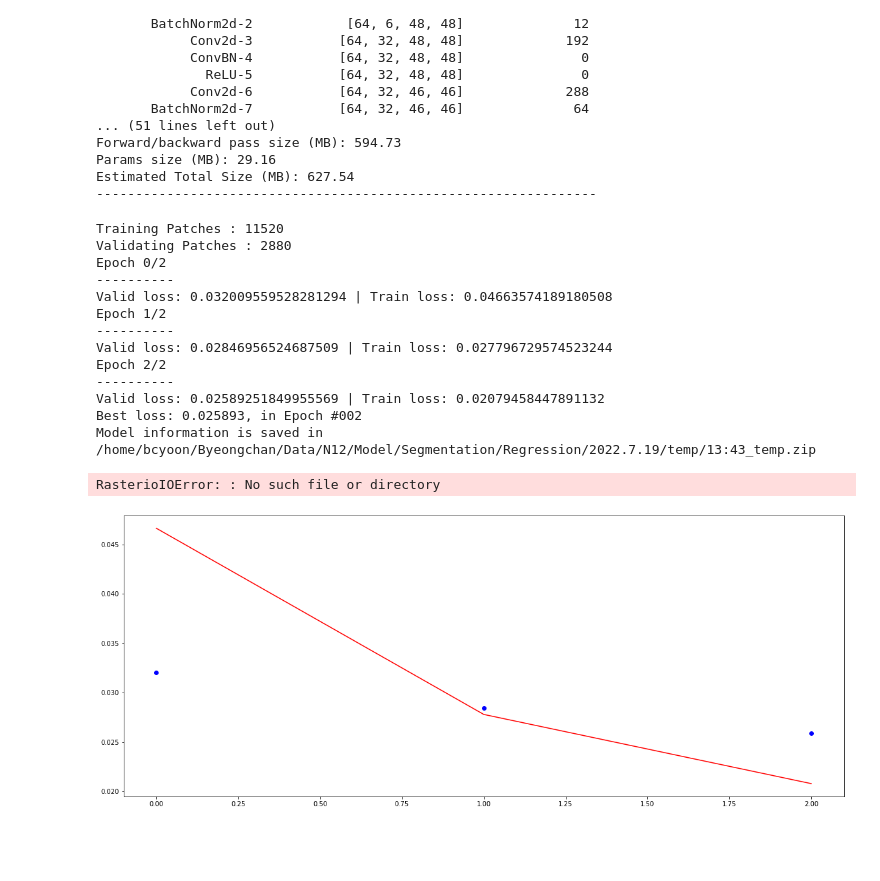
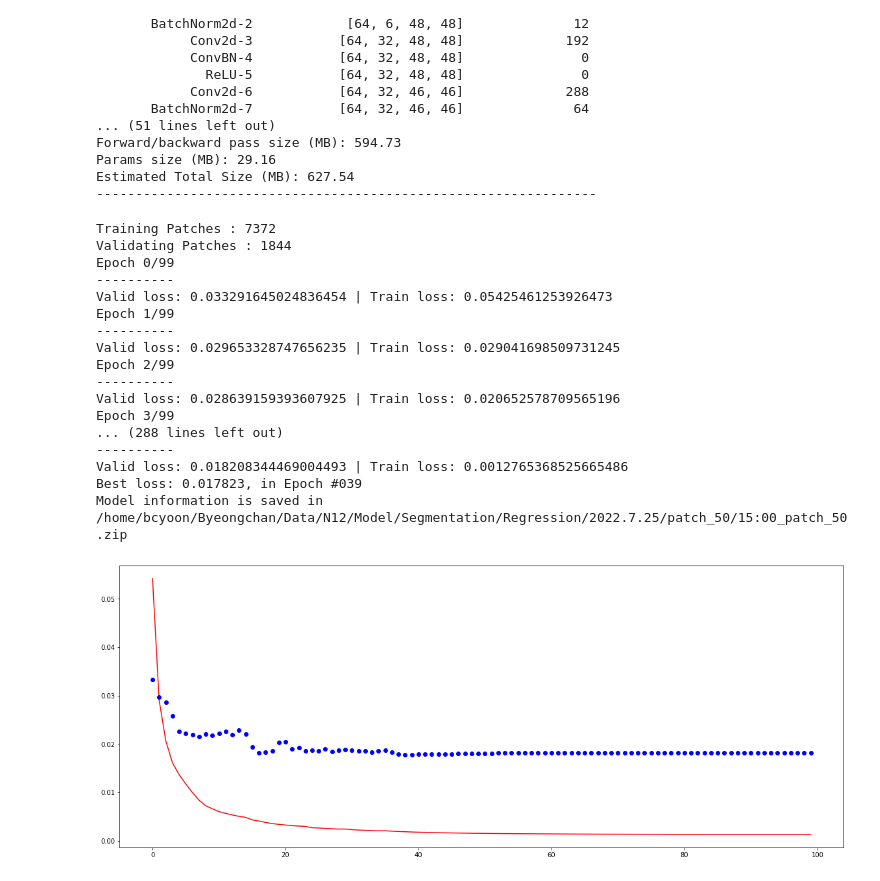
Before and after one commit to Yumbang/Codes, a Jupyter notebook: segmentation.ipynb, the cells around one changed output. Cells and saved outputs as stored; diff of their text form; code cells hidden in the pictures; blank space fills up the shorter version.

```diff
--- a/segmentation.ipynb
+++ b/segmentation.ipynb
@@ -42,7 +42,7 @@ def save_result(model: Type[nn.Module], dataloader : Type[DataLoader], path:str,
     os.makedirs(os.path.join(path,f'{now.year}.{now.month}.{now.day}/', f'{description}/','tmp/'), exist_ok=True)
     zipped_results = zipfile.ZipFile(os.path.join(path,f'{now.year}.{now.month}.{now.day}/',f'{description}/','RESULT_{0:0=2d}:{1:0=2d}'.format(now.hour, now.minute)+f'_{description}.zip'), 'w')
     prediction = np.zeros((60,60,7))
-    for i, (data, index) in enumerate(dataloader):
+    for i, (data, index_OHE, index) in enumerate(dataloader):
         prediction[i, :, :] = best_model(data).detach().numpy()
     prediction_expanded = np.zeros((7,2400,2400))
     for i in range(60):
@@ -99,7 +99,7 @@ def train_model(model, dataloaders, criterion, optimizer, scheduler, device, num
         valid_running_loss = 0.0
 
         for state in ['Train', 'Validation']:
-            for i, (inputs, labels) in enumerate(dataloaders[state]):
+            for i, (inputs, labels_OHE, labels) in enumerate(dataloaders[state]):
 
                 inputs = inputs.to(device)
                 labels = labels.to(device)
@@ -160,9 +160,9 @@ def train_model(model, dataloaders, criterion, optimizer, scheduler, device, num
     shutil.copy(src=os.path.join(path,f'{now.year}.{now.month}.{now.day}/',f'{description}/', 'tmp/', '{0:0=2d}.pth'.format(epoch)), dst=os.path.join(path,f'{now.year}.{now.month}.{now.day}/', 'Best_Model_Parameters_of_{0:0=2d}:{1:0=2d}'.format(now.hour, now.minute)+f'_{description}'+'.pth'))
     print('Model information is saved in '+os.path.join(path,f'{now.year}.{now.month}.{now.day}/',f'{description}/', '{0:0=2d}:{1:0=2d}'.format(now.hour, now.minute)+f'_{description}'+'.zip'))
 
-    model.load_state_dict(torch.load(os.path.join(path,f'{now.year}.{now.month}.{now.day}/',f'{description}/','tmp/', '{0:0=2d}.pth'.format(best_model_epoch))))
+    '''model.load_state_dict(torch.load(os.path.join(path,f'{now.year}.{now.month}.{now.day}/',f'{description}/','tmp/', '{0:0=2d}.pth'.format(best_model_epoch))))
     result_path = save_result(model = model.to('cpu'), dataloader=dataloaders['Prediction'], path=path, description=description, reference_data=reference_data, patch_size=patch_size, now=now)
-    print('Model result is saved in '+ result_path)
+    print('Model result is saved in '+ result_path)'''
 
     shutil.rmtree(os.path.join(path,f'{now.year}.{now.month}.{now.day}/',f'{description}/','tmp/'))
     best_model_path = os.path.join(path,f'{now.year}.{now.month}.{now.day}/', 'Best_Model_Parameters_of_{0:0=2d}:{1:0=2d}'.format(now.hour, now.minute)+f'_{description}'+'.pth')
@@ -536,22 +536,25 @@ Estimated Total Size (MB): 627.54
 # %%
 model2 = UrbanGreenRegression()
 criterion2 = torch.nn.MSELoss(reduction='mean')
 optimizer2 = torch.optim.SGD(model2.parameters(), lr=0.01, momentum=0.9)
 scheduler2 = torch.optim.lr_scheduler.ReduceLROnPlateau(optimizer2, 'min', patience=5, factor=0.75)
-best_model_path = train_model(model2, Dataloaders_NON_OHE, criterion2, optimizer2, scheduler2, device, num_epochs=3, batch_size=batch_size, path='/home/bcyoon/Byeongchan/Data/N12/Model/Segmentation/Regression/', description='temp')
+best_model_path = train_model(model2, Dataloaders_NON_OHE, criterion2, optimizer2, scheduler2, device, num_epochs=100, batch_size=batch_size, path='/home/bcyoon/Byeongchan/Data/N12/Model/Segmentation/Regression/', description='patch_50')
 # %% [output]
-Training Patches : 11520
-Validating Patches : 2880
-Epoch 0/2
+Training Patches : 7372
+Validating Patches : 1844
+Epoch 0/99
 ----------
-Valid loss: 0.032009559528281294 | Train loss: 0.04663574189180508
-Epoch 1/2
+Valid loss: 0.033291645024836454 | Train loss: 0.05425461253926473
+Epoch 1/99
 ----------
-Valid loss: 0.02846956524687509 | Train loss: 0.027796729574523244
-Epoch 2/2
+Valid loss: 0.029653328747656235 | Train loss: 0.029041698509731245
+Epoch 2/99
 ----------
-Valid loss: 0.02589251849955569 | Train loss: 0.02079458447891132
-Best loss: 0.025893, in Epoch #002
-Model information is saved in /home/bcyoon/Byeongchan/Data/N12/Model/Segmentation/Regression/2022.7.19/temp/13:43_temp.zip
+Valid loss: 0.028639159393607925 | Train loss: 0.020652578709565196
+Epoch 3/99
+... (288 lines left out)
+----------
+Valid loss: 0.018208344469004493 | Train loss: 0.0012765368525665486
+Best loss: 0.017823, in Epoch #039
+Model information is saved in /home/bcyoon/Byeongchan/Data/N12/Model/Segmentation/Regression/2022.7.25/patch_50/15:00_patch_50.zip
-RasterioIOError: : No such file or directory
-[figure, old version]
+[figure, new version]
```
Also changed, not shown: parts of 8 cells of this notebook.
